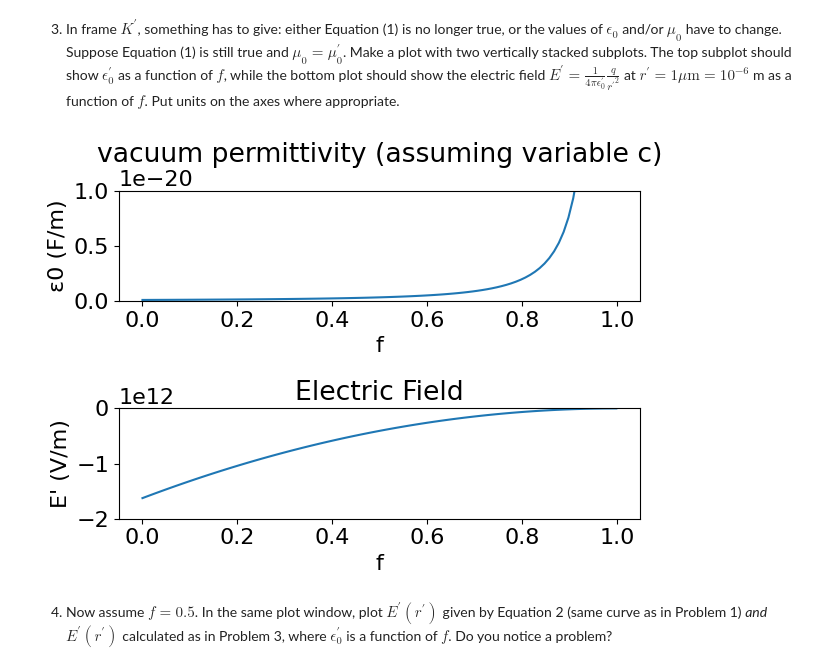
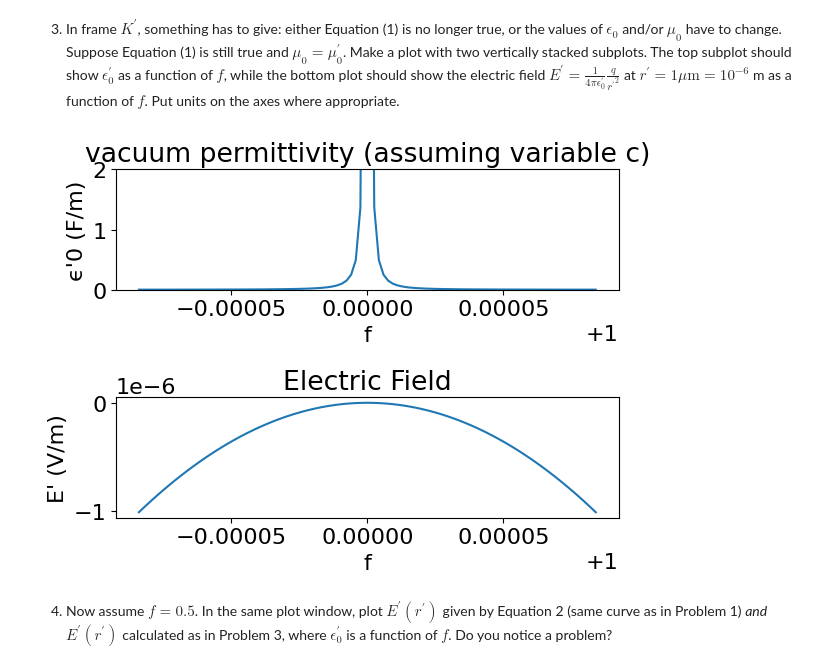
Before and after one commit to Wbosonbrendan/PHYS309, a Jupyter notebook: assignment1.ipynb, the cells around one changed output. Cells and saved outputs as stored; diff of their text form; code cells hidden in the pictures.

```diff
--- a/assignment1.ipynb
+++ b/assignment1.ipynb
@@ -85,36 +114,34 @@ plt.show()
 3. In frame $K^{\prime}$, something has to give: either Equation (1) is no longer true, or the values of $\epsilon_0$ and/or $\mu_0$ have to change. Suppose Equation (1) is still true and $\mu_0 = \mu_0^{\prime}$. Make a plot with two vertically stacked subplots. The top subplot should show $\epsilon_0^{\prime}$ as a function of $f$, while the bottom plot should show the electric field $E^{\prime} = \frac{1}{4 \pi \epsilon_0^{\prime}} \frac{q}{{r^{\prime}}^2}$ at $r^{\prime} = 1 \mu \mathrm{m} = 10^{-6}$ m as a function of $f$. Put units on the axes where appropriate.
 # %%
 def e(f):
-  return (constants.epsilon_0**2)/((1-f)**2)
+  return (constants.epsilon_0)/((1-f)**2)
 
-f = np.linspace(0, 0.999, 100)
+f = np.linspace(0.999916, 1.000084, 100)
 
 e = e(f)
 
-def E(e):
-  return 1/(4*constants.pi*e)*-1*constants.e/(10e-6**2)
+def E(f):
+  return (((1-f)**2) / (4*constants.pi*constants.epsilon_0))*(-1*constants.e/10e-12)
 
-E = E(e)
+E = E(f)
 
 plt.subplot(2, 1, 1)
 plt.plot(f,e)
-plt.ylim(0, 1e-20)
+plt.ylim(0, 2)
 plt.xlabel('f')
-plt.ylabel('ε0 (F/m)')
+plt.ylabel('ϵ\'0 (F/m)')
 plt.title("vacuum permittivity (assuming variable c)")
 
 plt.subplot(2, 1, 2)
 plt.plot(f,E)
-plt.ylim(-2e12, 0)
 plt.xlabel('f')
 plt.ylabel('E\' (V/m)')
 plt.title("Electric Field")
 
-
 plt.tight_layout()
 plt.show()
 # %% [output]
-[figure, old version]
+[figure, new version]
 # %% [markdown]
 4. Now assume $f = 0.5$. In the same plot window, plot $E^{\prime}(r^{\prime})$ given by Equation 2 (same curve as in Problem 1) <em>and</em> $E^{\prime}(r^{\prime})$ calculated as in Problem 3, where $\epsilon_0^{\prime}$ is a function of $f$. Do you notice a problem?
 # %%
```
Also changed, not shown: parts of 5 cells of this notebook.
